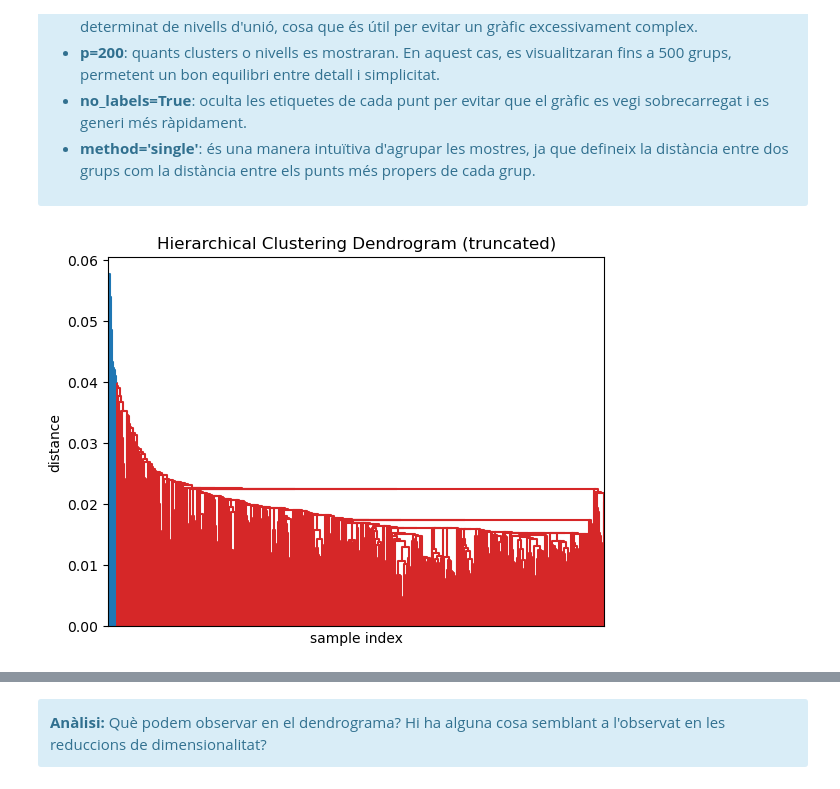
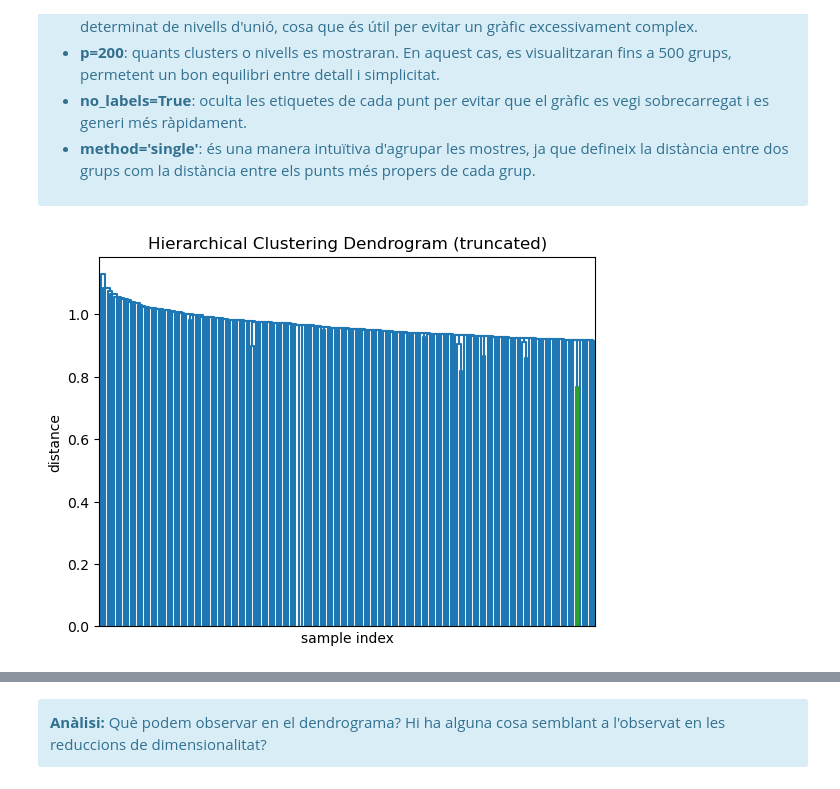
Before and after one commit to alvimn/UOC-treballs, a Jupyter notebook: Aprenentatge automatic/PAC2/M2.991_20241_PAC2-Enunciat.ipynb, the cells around one changed output, grey strips where cells are left out. Cells and saved outputs as stored; diff of their text form; code cells hidden in the pictures.

```diff
--- a/Aprenentatge automatic/PAC2/M2.991_20241_PAC2-Enunciat.ipynb
+++ b/Aprenentatge automatic/PAC2/M2.991_20241_PAC2-Enunciat.ipynb
@@ -388,17 +400,19 @@ A la part inferior del dendrograma, cada fulla representa una dada individual (e
 <li><strong>method='single'</strong>: és una manera intuïtiva d'agrupar les mostres, ja que defineix la distància entre dos grups com la distància entre els punts més propers de cada grup.
 </ul>
 </div>
+# %%
+Z = linkage(embeddings, method='single')
 # %%
-Z = linkage(pca_features, method='single')
 plt.title('Hierarchical Clustering Dendrogram (truncated)')
 plt.xlabel('sample index')
 plt.ylabel('distance')
-dendrogram(
+dn=dendrogram(
     Z,
     truncate_mode='level',  # show only the last p merged clusters
     p=200,  # show only the last p merged clusters
     no_labels=True,
 )
+
 plt.show()
 # %% [output]
-[figure, old version]
+[figure, new version]
```
Also changed, not shown: parts of 28 cells of this notebook, 2 other files.
